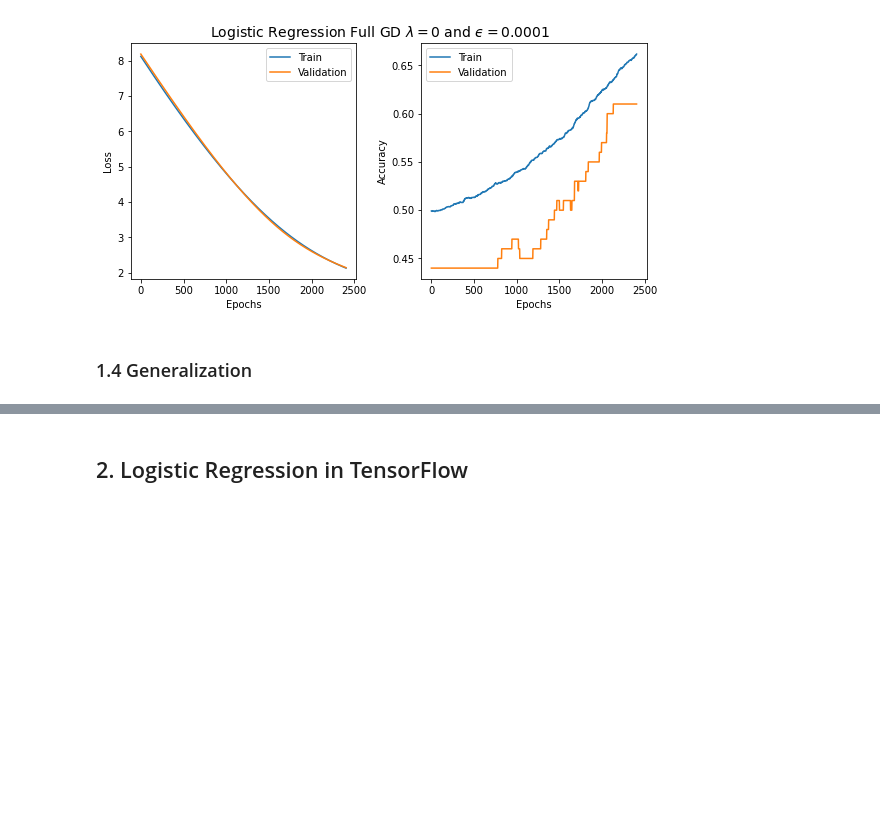
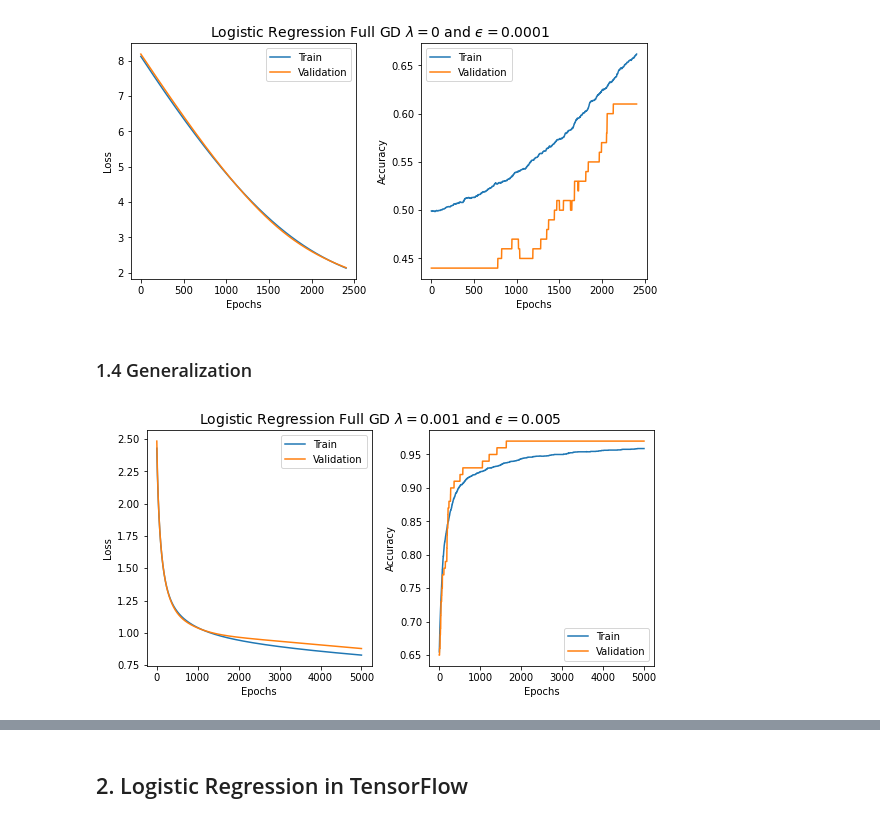
Before and after one commit to pranshumalik14/ece421-labs-hw, a Jupyter notebook: labs/lab1/lab1.ipynb, the cells around one changed output, grey strips where cells are left out. Cells and saved outputs as stored; diff of their text form; code cells hidden in the pictures; blank space fills up the shorter version.

Commit message:
all plots complete!

```diff
--- a/labs/lab1/lab1.ipynb
+++ b/labs/lab1/lab1.ipynb
@@ -173,3 +173,10 @@ plot_learning_history(title, loss_history_eps_0p0001[:, 0:2], accuracy_history_e
 [figure]
 # %% [markdown]
 ### 1.4 Generalization
+# %%
+w_init = np.random.normal(0.001, 0.99, (X_train.shape[1], 1)) # initial weight vector
+_, loss_history_lambda_0p001, accuracy_history_lambda_0p001 = grad_descent(w_init, Xs, Ys, 0.005, 5000, 0.001)
+title  = r"Logistic Regression Full GD $\lambda={}$ and $ϵ={}$".format(0.001, 0.005)
+plot_learning_history(title, loss_history_lambda_0p001[:, 0:2], accuracy_history_lambda_0p001[:, 0:2])
+# %% [output]
+[figure, added]
```
Also changed, not shown: parts of 7 cells of this notebook.
